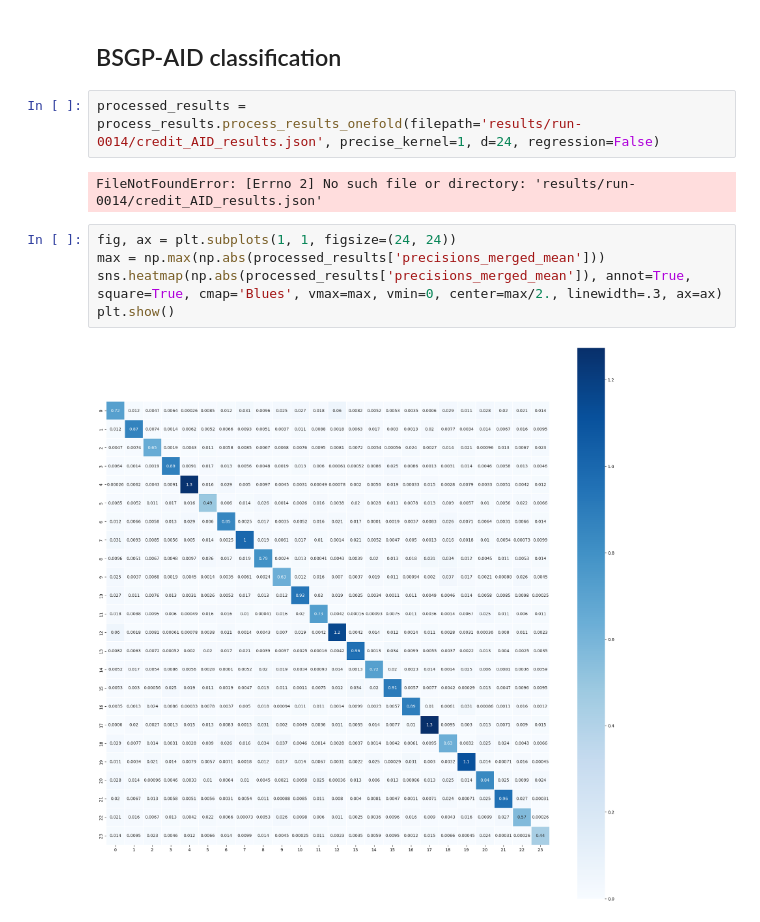
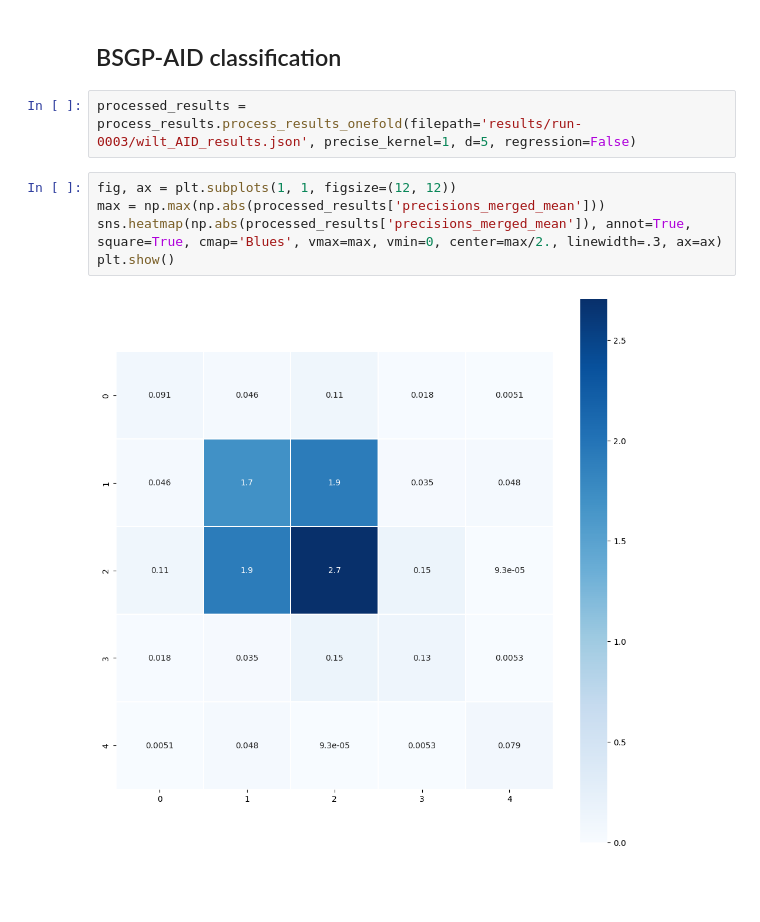
Before and after one commit to mattyred/BSGP_Automatic_Independence_Determination, a Jupyter notebook: Classification_Demo.ipynb, the cells around one changed output. Saved outputs shown, nothing was run; the diff lists cells and outputs as text; blank space fills up the shorter version.

```diff
--- a/Classification_Demo.ipynb
+++ b/Classification_Demo.ipynb
@@ -309,13 +319,11 @@ np.sum(Y_pred  ==  Y_test) / Y_pred.shape[0]
 # %% [markdown]
 ## BSGP-AID classification
 # %%
-processed_results = process_results.process_results_onefold(filepath='results/run-0014/credit_AID_results.json', precise_kernel=1, d=24, regression=False)
+processed_results = process_results.process_results_onefold(filepath='results/run-0003/wilt_AID_results.json', precise_kernel=1, d=5, regression=False)
-# %% [output]
-FileNotFoundError: [Errno 2] No such file or directory: 'results/run-0014/credit_AID_results.json'
 # %%
-fig, ax = plt.subplots(1, 1, figsize=(24, 24))
+fig, ax = plt.subplots(1, 1, figsize=(12, 12))
 max = np.max(np.abs(processed_results['precisions_merged_mean']))
 sns.heatmap(np.abs(processed_results['precisions_merged_mean']), annot=True, square=True, cmap='Blues', vmax=max, vmin=0, center=max/2., linewidth=.3, ax=ax)
 plt.show()
 # %% [output]
-[figure, old version]
+[figure, new version]
```
Also changed, not shown: parts of 5 cells of this notebook, 11 other files.
